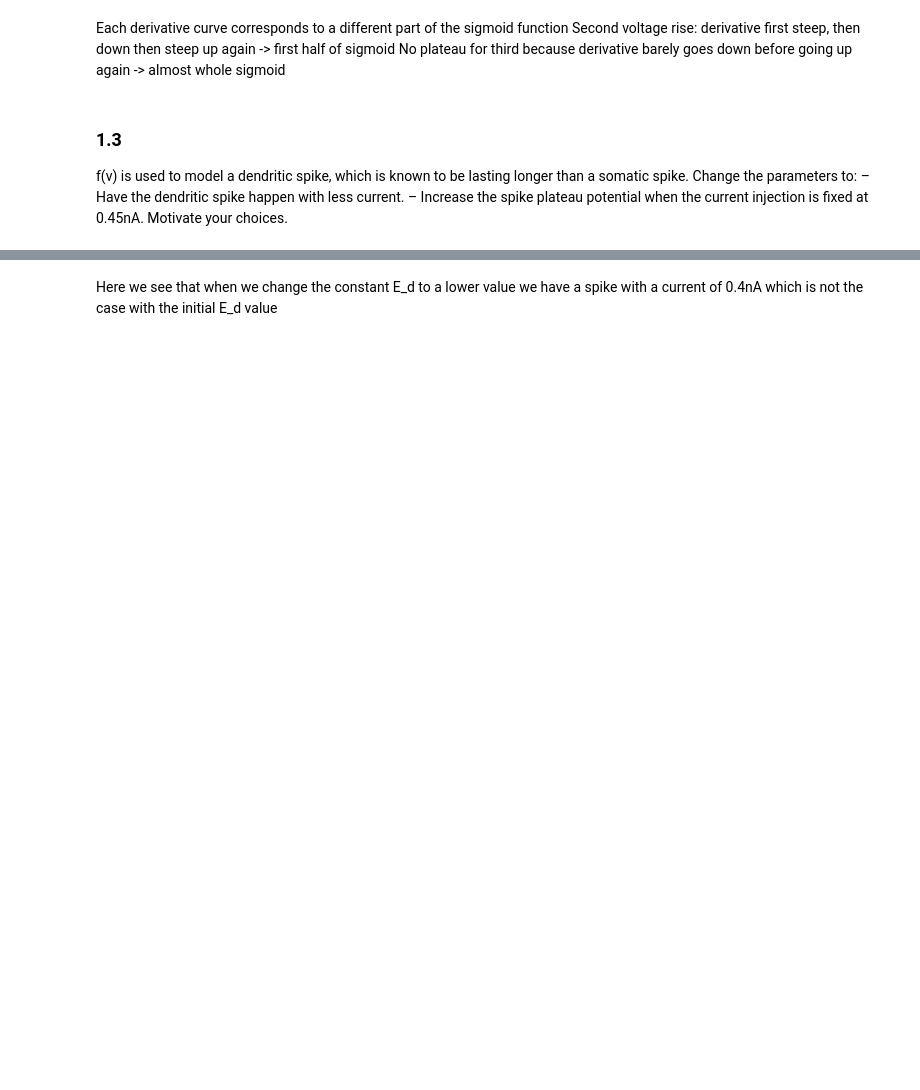
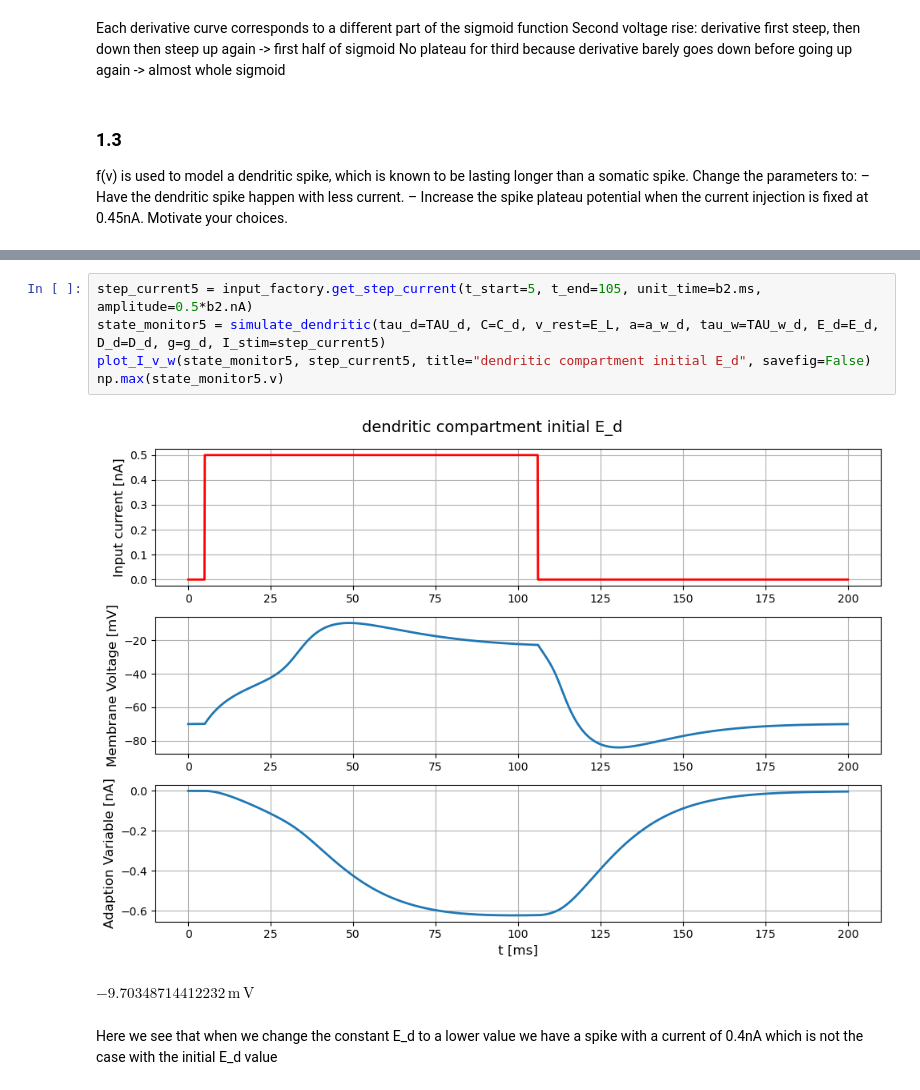
Before and after one commit to lniederhauser/neuronal_dynamics_miniproject, a Jupyter notebook: main.ipynb, the cells around one changed output, grey strips where cells are left out. Drawn from its saved outputs; the diff is of its cells as text; blank space fills up the shorter version.

```diff
--- a/main.ipynb
+++ b/main.ipynb
@@ -145,3 +152,11 @@ plot_I_v_w(state_monitor4, step_current4, title="dendritic compartment initial E
+# %%
+step_current5 = input_factory.get_step_current(t_start=5, t_end=105, unit_time=b2.ms, amplitude=0.5*b2.nA)
+state_monitor5 = simulate_dendritic(tau_d=TAU_d, C=C_d, v_rest=E_L, a=a_w_d, tau_w=TAU_w_d, E_d=E_d, D_d=D_d, g=g_d, I_stim=step_current5)
+plot_I_v_w(state_monitor5, step_current5, title="dendritic compartment initial E_d", savefig=False)
+np.max(state_monitor5.v)
+# %% [output]
+[figure, added]
+$-9.70348714412232\,\mathrm{m}\,\mathrm{V}$
 # %% [markdown]
 Here we see that when we change the constant E_d to a lower value we have a spike with a current of 0.4nA which is not the case with the initial E_d value
 # %%
```
Also changed, not shown: parts of 14 cells of this notebook, 1 other file.
